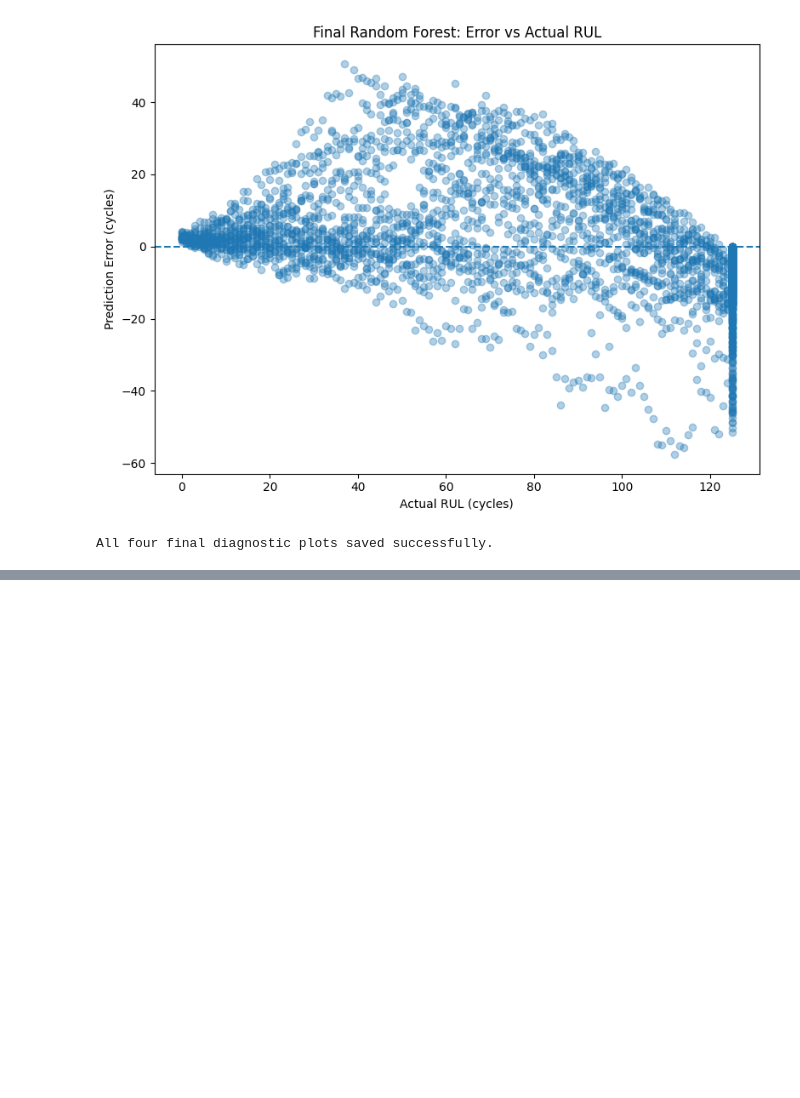
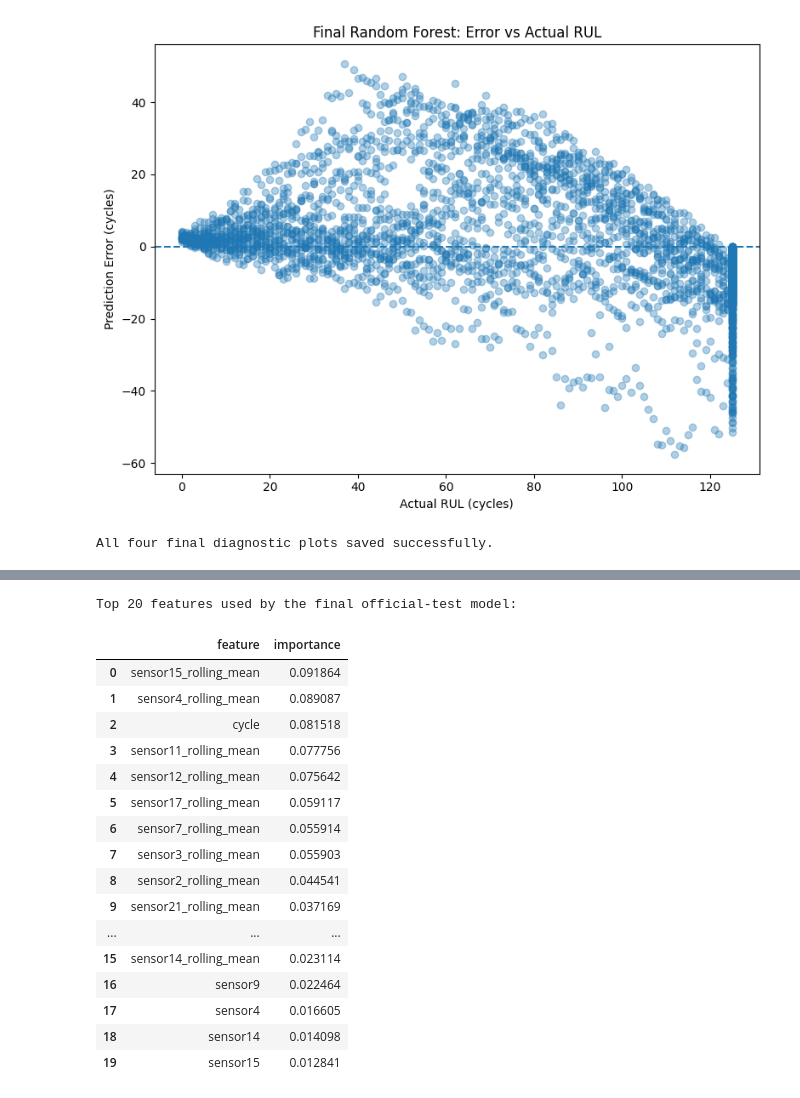
Before and after one commit to Susenther/Predictive_maintenance_RUL_prediction, a Jupyter notebook: notebooks/Predictive_Maintenance_RUL.ipynb, the cells around one changed output, grey strips where cells are left out. Cells and saved outputs as stored; diff of their text form; code cells hidden in the pictures; blank space fills up the shorter version.

Commit message:
Finalize test evaluation and results summary

```diff
--- a/notebooks/Predictive_Maintenance_RUL.ipynb
+++ b/notebooks/Predictive_Maintenance_RUL.ipynb
@@ -3434,0 +3593,37 @@ All four final diagnostic plots saved successfully.
+# %%
+# ============================================================
+# OFFICIAL TEST FEATURE IMPORTANCE
+# ============================================================
+
+official_feature_importance = pd.DataFrame({
+    "feature": feature_columns,
+    "importance": official_rf.feature_importances_
+})
+
+official_feature_importance = (
+    official_feature_importance
+    .sort_values("importance", ascending=False)
+    .reset_index(drop=True)
+)
+
+print("Top 20 features used by the final official-test model:")
+display(official_feature_importance.head(20))
+# %% [output]
+Top 20 features used by the final official-test model:
+|  | feature | importance |
+| 0 | sensor15_rolling_mean | 0.091864 |
+| 1 | sensor4_rolling_mean | 0.089087 |
+| 2 | cycle | 0.081518 |
+| 3 | sensor11_rolling_mean | 0.077756 |
+| 4 | sensor12_rolling_mean | 0.075642 |
+| 5 | sensor17_rolling_mean | 0.059117 |
+| 6 | sensor7_rolling_mean | 0.055914 |
+| 7 | sensor3_rolling_mean | 0.055903 |
+| 8 | sensor2_rolling_mean | 0.044541 |
+| 9 | sensor21_rolling_mean | 0.037169 |
+| ... | ... | ... |
+| 15 | sensor14_rolling_mean | 0.023114 |
+| 16 | sensor9 | 0.022464 |
+| 17 | sensor4 | 0.016605 |
+| 18 | sensor14 | 0.014098 |
+| 19 | sensor15 | 0.012841 |
```
Also changed, not shown: parts of 5 cells of this notebook.
